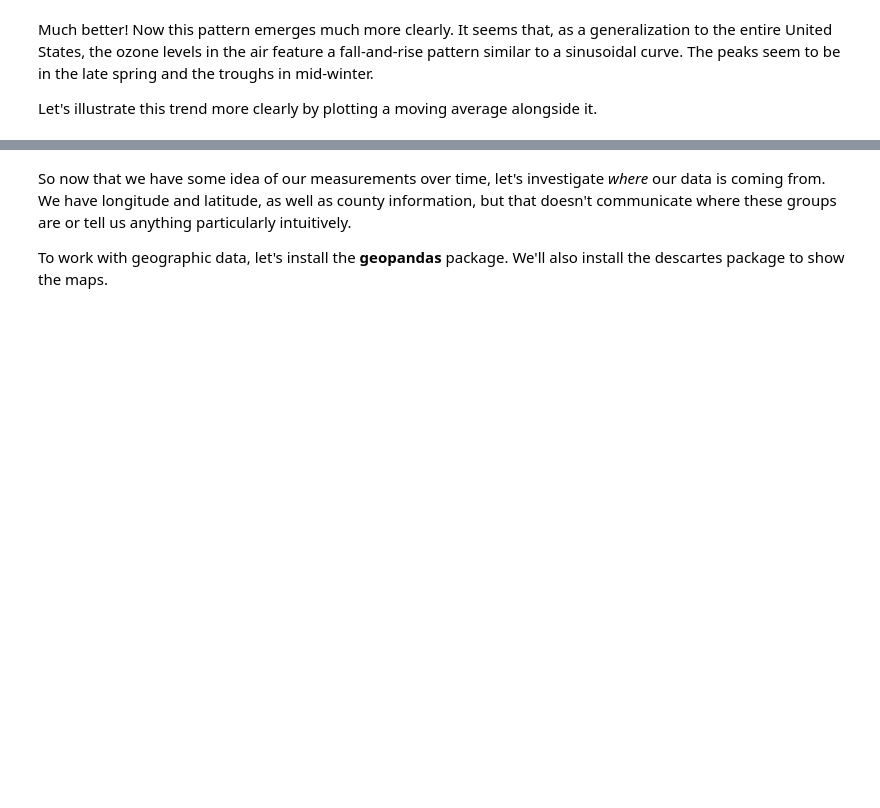
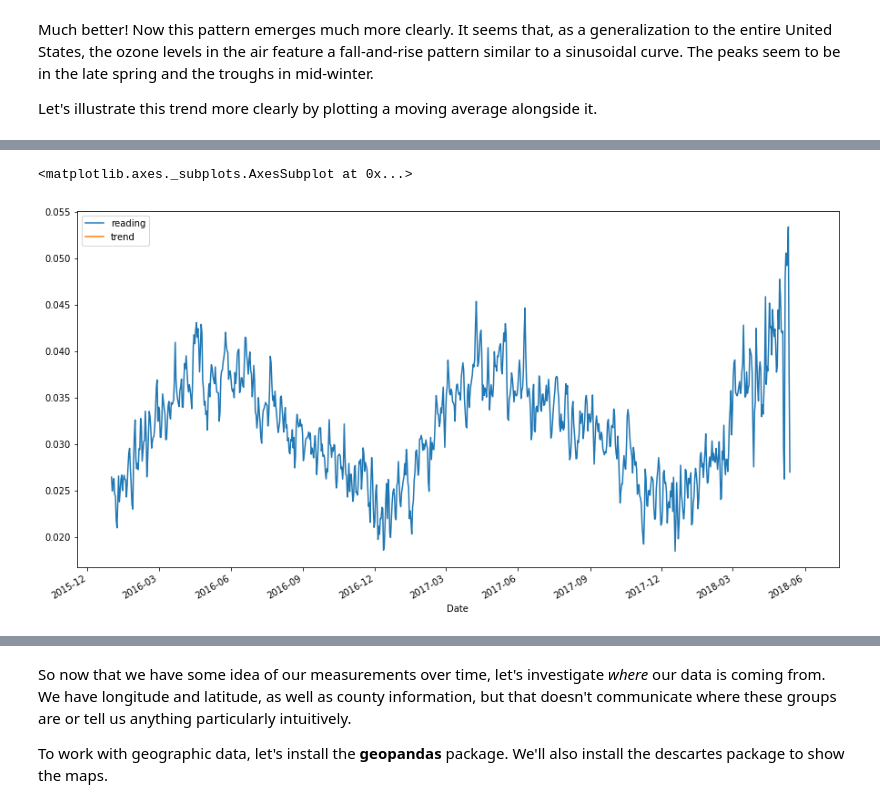
Before and after one commit to bigdatachallenge/2019_bdc_workshops, a Jupyter notebook: MD Python3 Week-1.ipynb, the cells around one changed output, grey strips where cells are left out. Cells and saved outputs as stored; diff of their text form; code cells hidden in the pictures; blank space fills up the shorter version.

Commit message:
work in progress for the graphs

```diff
--- a/MD Python3 Week-1.ipynb
+++ b/MD Python3 Week-1.ipynb
@@ -469,0 +464,3 @@ pd.DataFrame([agg_Ozone,avg_Ozone]).T.plot()
+# %%
+upsampled = agg_Ozone.resample('M').mean()
+agg_Ozone_df = pd.DataFrame({"reading" : agg_Ozone , "trend" : upsampled.interpolate(method='spline',order=2) })
@@ -469,0 +477,5 @@ pd.DataFrame([agg_Ozone,avg_Ozone]).T.plot()
+# %%
+agg_Ozone_df[["reading","trend"]].plot()
+# %% [output]
+<matplotlib.axes._subplots.AxesSubplot at 0x...>
+[figure, added]
```
Also changed, not shown: parts of 3 cells of this notebook.
